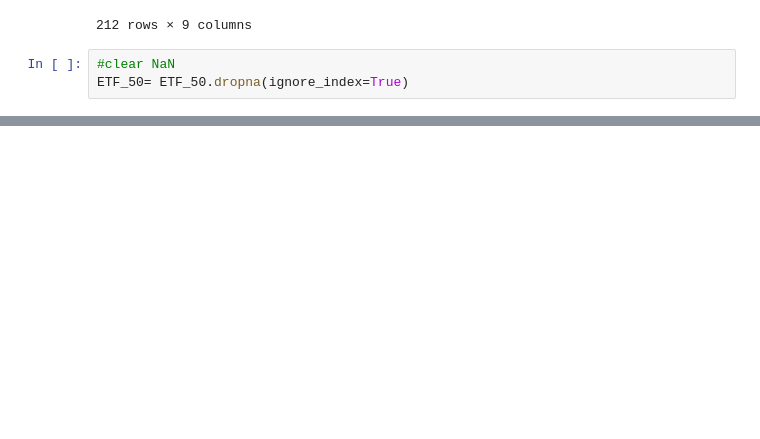
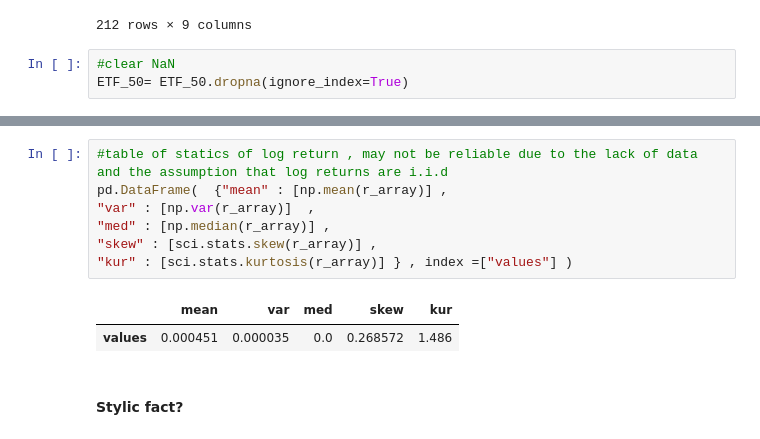
Before and after one commit to std92050/fin_math_110021515, a Jupyter notebook: price stats/price path and stats.ipynb, the cells around one changed output, grey strips where cells are left out. Saved outputs shown, nothing was run; the diff lists cells and outputs as text; blank space fills up the shorter version.

```diff
--- a/price stats/price path and stats.ipynb
+++ b/price stats/price path and stats.ipynb
@@ -43,0 +69,12 @@ plt.plot(price_array)
+# %%
+#table of statics of log return , may not be reliable due to the lack of data and the assumption that log returns are i.i.d
+pd.DataFrame(  {"mean" : [np.mean(r_array)] ,
+"var" : [np.var(r_array)]  ,
+"med" : [np.median(r_array)] ,
+"skew" : [sci.stats.skew(r_array)] ,
+"kur" : [sci.stats.kurtosis(r_array)] } , index =["values"] )
+# %% [output]
+|  | mean | var | med | skew | kur |
+| values | 0.000451 | 0.000035 | 0.0 | 0.268572 | 1.486 |
+# %% [markdown]
+#### Stylic fact?
```
Also changed, not shown: parts of 8 cells of this notebook, 4 other files.
